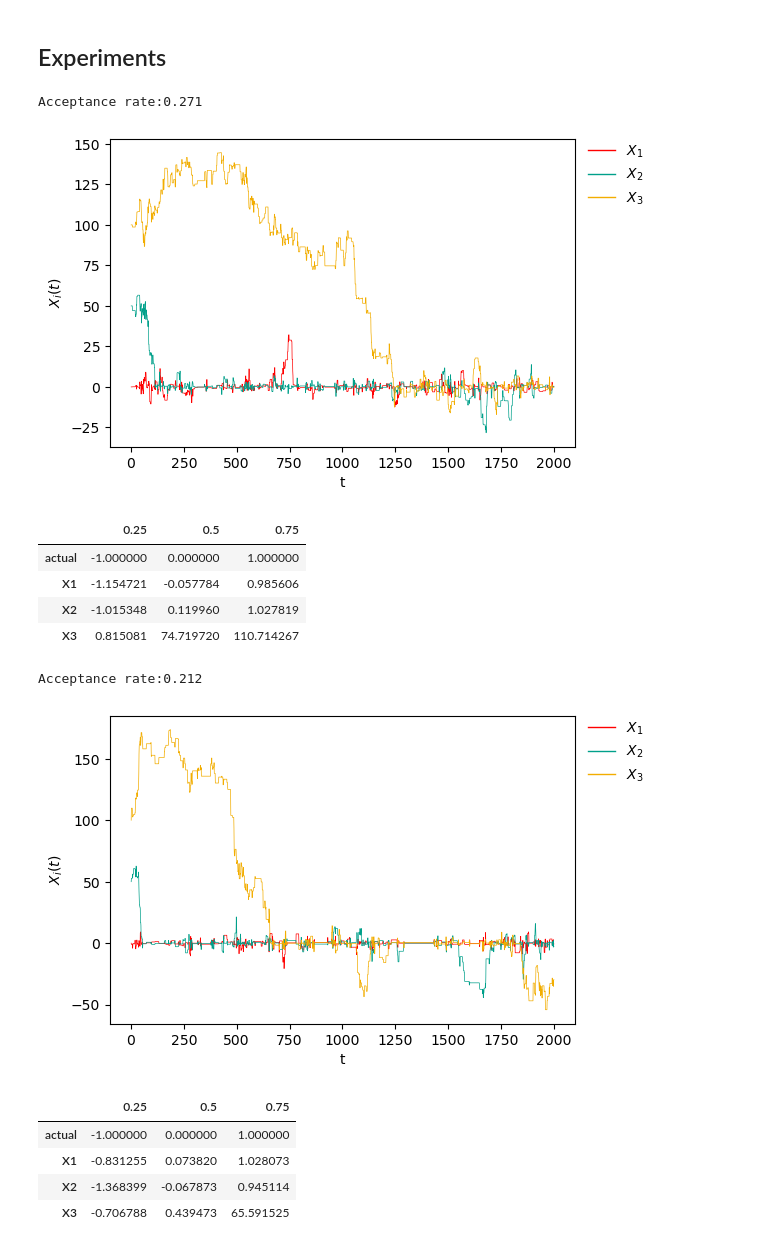
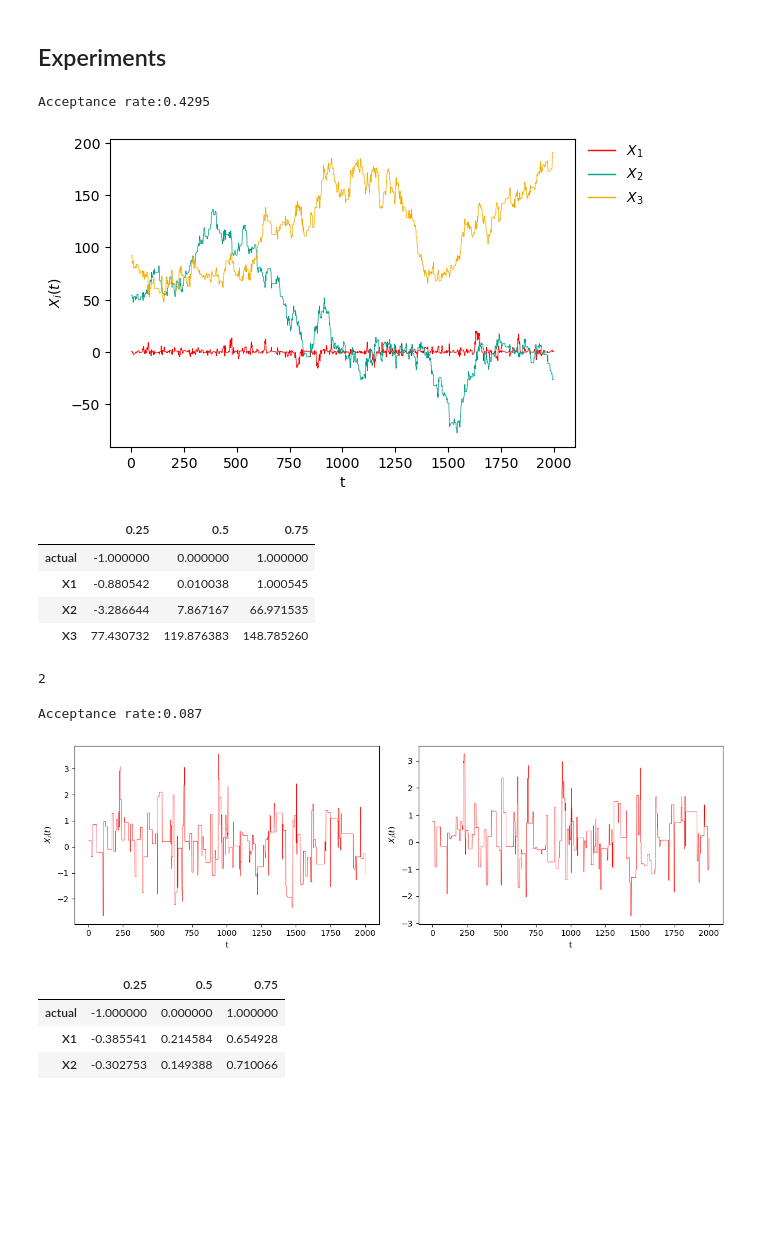
Before and after one commit to bartolomeou/FYP, a Jupyter notebook: barker_proposal_metropolis_hastings.ipynb, the cells around one changed output. Saved outputs shown, nothing was run; the diff lists cells and outputs as text; code cells hidden in the pictures; blank space fills up the shorter version.

```diff
--- a/barker_proposal_metropolis_hastings.ipynb
+++ b/barker_proposal_metropolis_hastings.ipynb
@@ -71,7 +71,7 @@ def logpi_laplace(x, location=0, scale=1):
 def logpi_cauchy(x, location=0, scale=1):
     return np.sum(cauchy.logpdf(x, loc=location, scale=scale))
 
-def logpi_mvnormal(x, location=[0], covariance=[1]):
+def logpi_mvnormal(x, location=0, covariance=1):
     return np.sum(multivariate_normal.logpdf(x, mean=location, cov=covariance))
 # %%
 def grad_logpi_normal(x, location=0, scale=1):
@@ -91,7 +113,7 @@ def random_walk_proposal(x, step_size):
     return x + step_size * np.random.normal(size=len(x))
 
 
-def random_walk_mh(logpi, n_iter, x_init, step_size=1, *args):
+def random_walk(logpi, n_iter, x_init, step_size=1, **kwargs):
     # Matrix to store the sampled values from the chain (#components, #iterations)
     x_samples = np.empty((len(x_init), n_iter))
 
@@ -100,12 +122,12 @@ def random_walk_mh(logpi, n_iter, x_init, step_size=1, *args):
 
     # Log of the target distribution at the current state
     x = x_init
-    logpi_x = logpi(x, *args)
+    logpi_x = logpi(x, **kwargs)
 
     for i in range(n_iter):
         # Propose a candidate move
         y = random_walk_proposal(x, step_size)
-        logpi_y = logpi(y, *args)
+        logpi_y = logpi(y, **kwargs)
 
         # Calculate the difference in the log-probabilities of the proposed and
         # current states (i.e. \log \frac{\pi(y)}{\pi(x)})
@@ -145,7 +167,7 @@ def barker_logq_ratio(x, y, grad_logpi_x, grad_logpi_y):
     return np.sum(logq_yx - logq_xy)
 
 
-def barker_mh(logpi, grad_logpi, n_iter, x_init, step_size=1, *args):
+def barker(logpi, grad_logpi, n_iter, x_init, step_size=1, **kwargs):
     # Matrix to store the sampled values from the chain (#components, #iterations)
     x_samples = np.empty((len(x_init), n_iter))
 
@@ -154,15 +176,15 @@ def barker_mh(logpi, grad_logpi, n_iter, x_init, step_size=1, *args):
 
     # Log of the target distribution at the current state
     x = np.array(x_init)
-    logpi_x = logpi(x, *args)
+    logpi_x = logpi(x, **kwargs)
 
     for i in range(n_iter):
-        grad_logpi_x = grad_logpi(x, *args)
+        grad_logpi_x = grad_logpi(x, **kwargs)
 
         # Propose a candidate move
         y = barker_proposal(x, grad_logpi_x, step_size)
-        logpi_y = logpi(y, *args)
-        grad_logpi_y = grad_logpi(y, *args)
+        logpi_y = logpi(y, **kwargs)
+        grad_logpi_y = grad_logpi(y, **kwargs)
 
         # Calculate the Barker acceptance rate
         logq_ratio = barker_logq_ratio(x, y, grad_logpi_x, grad_logpi_y)
@@ -235,7 +256,14 @@ def mala(logpi, grad_logpi, n_iter, x_init, step_size=1, *args):
 # %% [markdown]
 ## Experiments
 # %%
-samples, accept_rate = random_walk_mh(logpi=logpi_cauchy, n_iter=2000, x_init=np.array([0, 50, 100]), step_size=4)
+samples, accept_rate = random_walk(
+    logpi=logpi_cauchy,
+    n_iter=2000,
+    x_init=np.array([0, 50, 100]),
+    step_size=4,
+    location=[0, 0, 0],
+    scale=[1, 10, 100]
+ )
 
 print(f'Acceptance rate:{accept_rate}')
 
@@ -249,33 +277,46 @@ for i in range(0, samples.shape[0]):
 
 quantiles
 # %% [output]
-Acceptance rate:0.271
+Acceptance rate:0.4295
-[figure, old version]
+[figure, new version]
 |  | 0.25 | 0.5 | 0.75 |
 | actual | -1.000000 | 0.000000 | 1.000000 |
-| X1 | -1.154721 | -0.057784 | 0.985606 |
-| X2 | -1.015348 | 0.119960 | 1.027819 |
-| X3 | 0.815081 | 74.719720 | 110.714267 |
+| X1 | -0.880542 | 0.010038 | 1.000545 |
+| X2 | -3.286644 | 7.867167 | 66.971535 |
+| X3 | 77.430732 | 119.876383 | 148.785260 |
+# %%
+a = [[1, 0], [0, 1]]
+a = np.asarray(a)
+print(a.ndim)
+# %% [output]
+2
 # %%
-samples, accept_rate = barker_mh(logpi=logpi_cauchy, grad_logpi=grad_logpi_cauchy, n_iter=2000, x_init=np.array([0, 50, 100]), step_size=3)
+samples, accept_rate = barker(
+    logpi=logpi_mvnormal,
+    grad_logpi=grad_logpi_mvnormal,
+    n_iter=2000,
+    x_init=np.array([0, 0]),
+    step_size=2,
+    location=[0, 0],
+    covariance=[[1, 0.8], [0.8, 1]]
+)
 
 print(f'Acceptance rate:{accept_rate}')
 
-traceplot(samples)
+traceplot(samples, overlay=False)
 
 quantiles = pd.DataFrame(columns=['0.25', '0.5', '0.75'])
 quantiles.loc['actual'] = cauchy.ppf([0.25, 0.5, 0.75], loc=0, scale=1)
 
 for i in range(0, samples.shape[0]):
     quantiles.loc[f'X{i+1}'] = np.quantile(samples[i, :], [0.25, 0.5, 0.75])
 
 quantiles
 # %% [output]
-Acceptance rate:0.212
+Acceptance rate:0.087
-[figure, old version]
+[figure, new version]
 |  | 0.25 | 0.5 | 0.75 |
 | actual | -1.000000 | 0.000000 | 1.000000 |
-| X1 | -0.831255 | 0.073820 | 1.028073 |
-| X2 | -1.368399 | -0.067873 | 0.945114 |
-| X3 | -0.706788 | 0.439473 | 65.591525 |
+| X1 | -0.385541 | 0.214584 | 0.654928 |
+| X2 | -0.302753 | 0.149388 | 0.710066 |
 # %%
```
Also changed, not shown: parts of 3 cells of this notebook, 2 other files.
